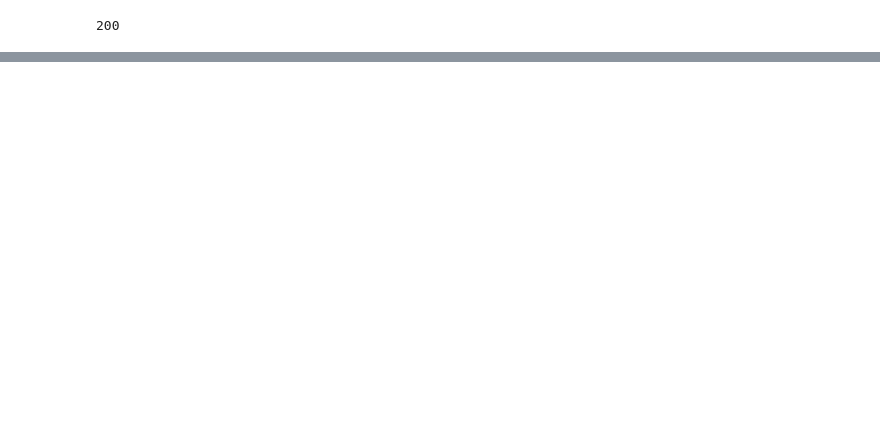
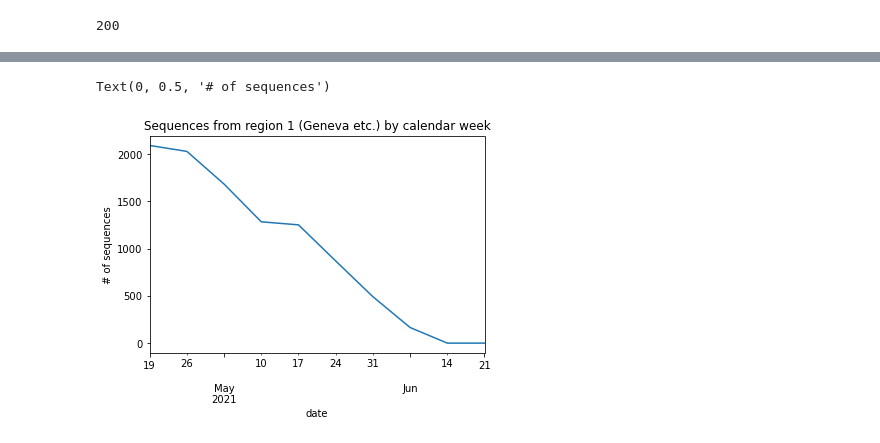
Before and after one commit to CovSeqCH/SequencingStats_and_Variants, a Jupyter notebook: download_sequences.ipynb, the cells around one changed output, grey strips where cells are left out. Cells and saved outputs as stored; diff of their text form; code cells hidden in the pictures; blank space fills up the shorter version.

```diff
--- a/download_sequences.ipynb
+++ b/download_sequences.ipynb
@@ -95,0 +96,7 @@ seq_count_by_week
+# %%
+fig = gen.Sequences.plot()
+fig.set_title("Sequences from region 1 (Geneva etc.) by calendar week")
+fig.set_ylabel("# of sequences")
+# %% [output]
+Text(0, 0.5, '# of sequences')
+[figure, added]
```
Also changed, not shown: parts of 13 cells of this notebook, 6 other files.
